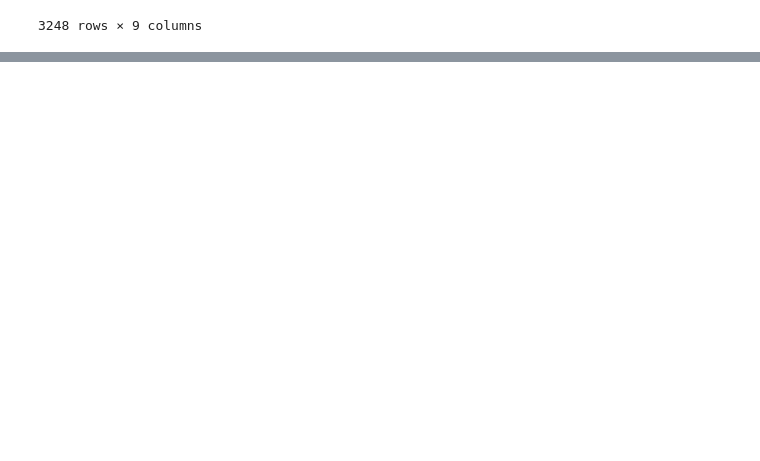
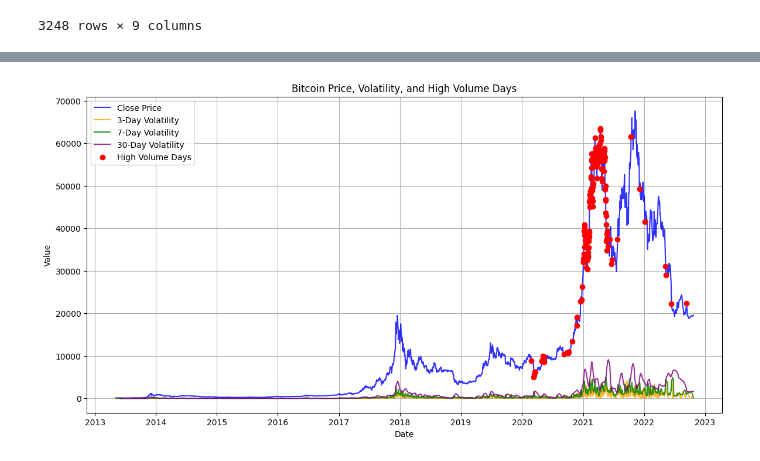
Before and after one commit to riccardoscut/riccardoscut, a Jupyter notebook: CrypToData.ipynb, the cells around one changed output, grey strips where cells are left out. Drawn from its saved outputs; the diff is of its cells as text; code cells hidden in the pictures; blank space fills up the shorter version.

```diff
--- a/CrypToData.ipynb
+++ b/CrypToData.ipynb
@@ -141,4 +74,0 @@ Name: vol_year, Length: 3248, dtype: float64
-# %%
-plt.rcParams.update({'figure.figsize':(6,4), 'figure.dpi':120})
-plt.plot(btc['close'])
-plt.title('BTC Votality Standardized', fontsize=12)
@@ -166,3 +74,0 @@ Calculate 3 days moving average
-# %%
-btc['3_day_MA'] = btc['close'].rolling(window=3).mean()
-print(btc['3_day_MA'])
@@ -233,0 +77,12 @@ from vaderSentiment.vaderSentiment import SentimentIntensityAnalyzer
+# %%
+# Calcolo del cambio di prezzo rispetto al giorno precedente
+btc['daily_return'] = btc['close'].pct_change() * 100
+
+# Calcolo della volatilità rispetto ai 3, 7 e 30 giorni precedenti
+btc['volatility_3d'] = btc['close'].rolling(window=3).std()
+btc['volatility_7d'] = btc['close'].rolling(window=7).std()
+btc['volatility_30d'] = btc['close'].rolling(window=30).std()
+
+# Visualizzare le prime righe per controllare i calcoli
+#print(btc[['close', 'daily_return', 'volatility_3d', 'volatility_7d', 'volatility_30d']].head(100000))
+print(btc.head())
@@ -233,0 +107,33 @@ from vaderSentiment.vaderSentiment import SentimentIntensityAnalyzer
+# %%
+import matplotlib.pyplot as plt
+
+# Calcolo della soglia per i grandi volumi (media + 1 std)
+volume_threshold = btc['volume'].mean() + 2 * btc['volume'].std()
+
+# Identificazione dei giorni con grandi volumi
+btc['high_volume'] = btc['volume'] > volume_threshold
+high_volume_days = btc[btc['high_volume']]
+
+# Grafico del prezzo, volatilità e grandi volumi
+plt.figure(figsize=(14, 7))
+
+# Linea del prezzo
+plt.plot(btc.index, btc['close'], label='Close Price', alpha=0.8, color='blue')
+
+# Linee delle volatilità
+plt.plot(btc.index, btc['volatility_3d'], label='3-Day Volatility', alpha=0.8, color='orange')
+plt.plot(btc.index, btc['volatility_7d'], label='7-Day Volatility', alpha=0.8, color='green')
+plt.plot(btc.index, btc['volatility_30d'], label='30-Day Volatility', alpha=0.8, color='purple')
+
+# Marker per i giorni con grandi volumi
+plt.scatter(high_volume_days.index, high_volume_days['close'], color='red', label='High Volume Days', zorder=5)
+
+# Configurazione del grafico
+plt.title('Bitcoin Price, Volatility, and High Volume Days')
+plt.xlabel('Date')
+plt.ylabel('Value')
+plt.legend()
+plt.grid()
+plt.show()
+# %% [output]
+[figure, added]
```
Also changed, not shown: parts of 58 cells of this notebook, 7 other files.
